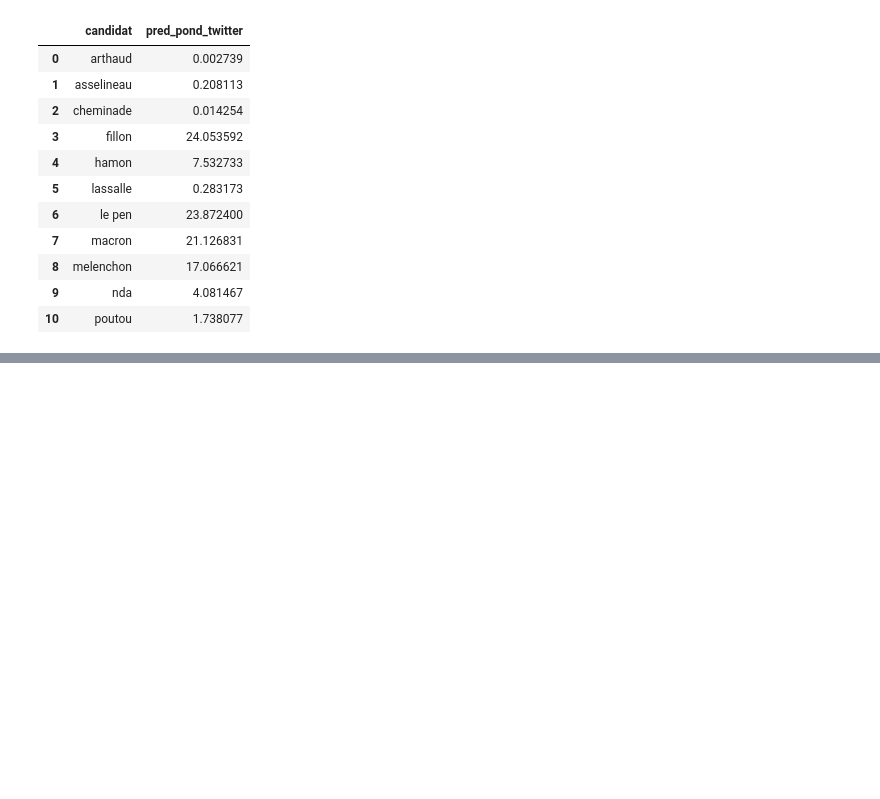
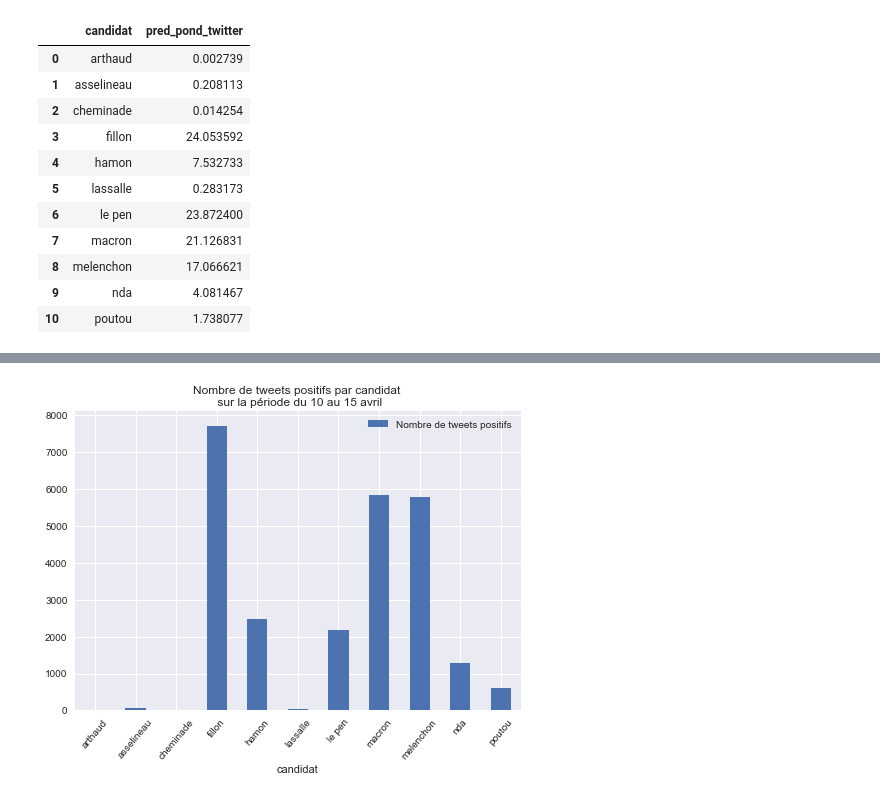
Before and after one commit to verycourt/Elections, a Jupyter notebook: Analyses/ponderation_google_twitter.ipynb, the cells around one changed output, grey strips where cells are left out. Cells and saved outputs as stored; diff of their text form; code cells hidden in the pictures; blank space fills up the shorter version.

```diff
--- a/Analyses/ponderation_google_twitter.ipynb
+++ b/Analyses/ponderation_google_twitter.ipynb
@@ -119,0 +133,8 @@ tweets[["candidat", "pred_pond_google", "pred_pond_twitter"]]
+# %%
+pos_tweets = tweets[["candidat", "count_pos_x"]].set_index("candidat").rename(columns={"count_pos_x":"Nombre de tweets positifs"})
+ax = pos_tweets.plot.bar()
+ax.set_title("Nombre de tweets positifs par candidat \n sur la période du 10 au 15 avril")
+ax.set_xticklabels(pos_tweets.index, rotation=50)
+plt.show()
+# %% [output]
+[figure, added]
```
Also changed, not shown: parts of 10 cells of this notebook, 1 other file.
